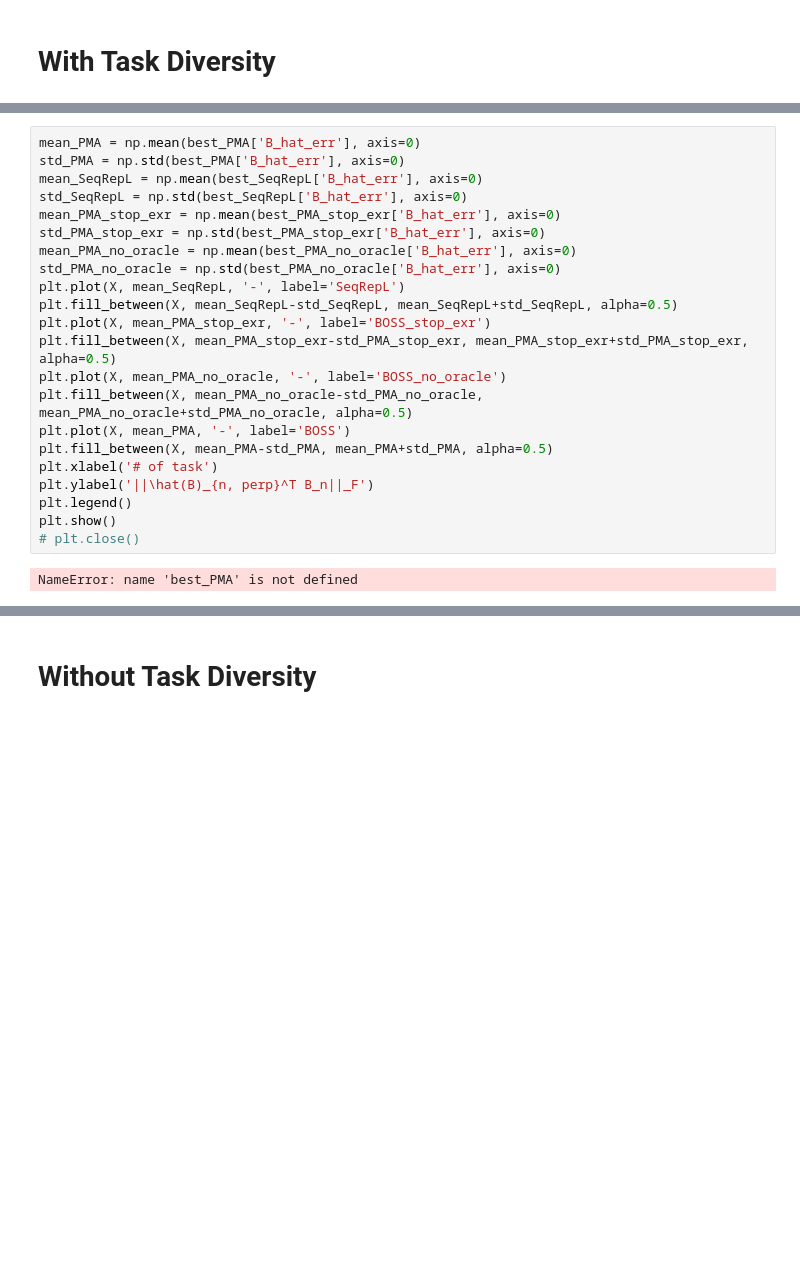
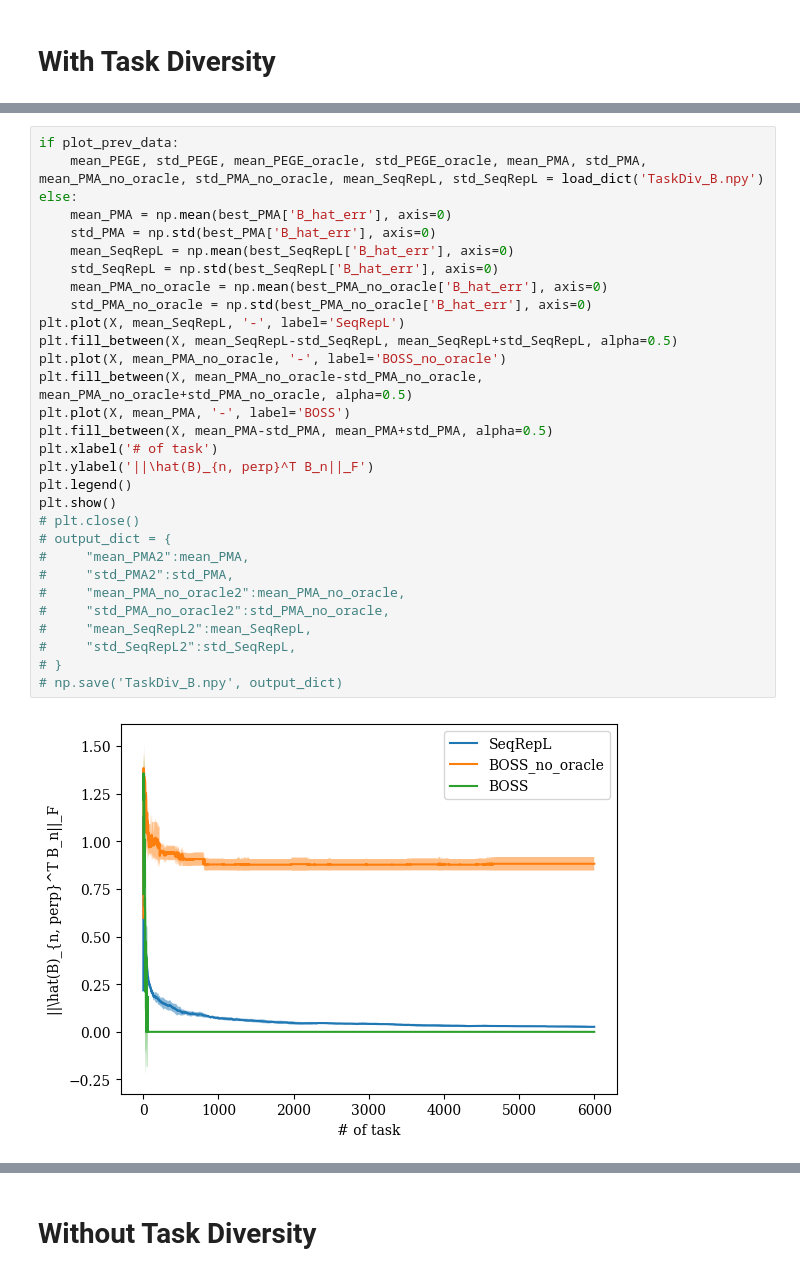
Before and after one commit to duongnhatthang/BOSS, a Jupyter notebook: exp.ipynb, the cells around one changed output, grey strips where cells are left out. Drawn from its saved outputs; the diff is of its cells as text; blank space fills up the shorter version.

```diff
--- a/exp.ipynb
+++ b/exp.ipynb
@@ -324,24 +162,32 @@ NameError: name 'best_PEGE' is not defined
 # %%
-mean_PMA = np.mean(best_PMA['B_hat_err'], axis=0)
-std_PMA = np.std(best_PMA['B_hat_err'], axis=0)
-mean_SeqRepL = np.mean(best_SeqRepL['B_hat_err'], axis=0)
-std_SeqRepL = np.std(best_SeqRepL['B_hat_err'], axis=0)
-mean_PMA_stop_exr = np.mean(best_PMA_stop_exr['B_hat_err'], axis=0)
-std_PMA_stop_exr = np.std(best_PMA_stop_exr['B_hat_err'], axis=0)
-mean_PMA_no_oracle = np.mean(best_PMA_no_oracle['B_hat_err'], axis=0)
-std_PMA_no_oracle = np.std(best_PMA_no_oracle['B_hat_err'], axis=0)
+if plot_prev_data:
+    mean_PEGE, std_PEGE, mean_PEGE_oracle, std_PEGE_oracle, mean_PMA, std_PMA, mean_PMA_no_oracle, std_PMA_no_oracle, mean_SeqRepL, std_SeqRepL = load_dict('TaskDiv_B.npy')
+else:
+    mean_PMA = np.mean(best_PMA['B_hat_err'], axis=0)
+    std_PMA = np.std(best_PMA['B_hat_err'], axis=0)
+    mean_SeqRepL = np.mean(best_SeqRepL['B_hat_err'], axis=0)
+    std_SeqRepL = np.std(best_SeqRepL['B_hat_err'], axis=0)
+    mean_PMA_no_oracle = np.mean(best_PMA_no_oracle['B_hat_err'], axis=0)
+    std_PMA_no_oracle = np.std(best_PMA_no_oracle['B_hat_err'], axis=0)
 plt.plot(X, mean_SeqRepL, '-', label='SeqRepL')
 plt.fill_between(X, mean_SeqRepL-std_SeqRepL, mean_SeqRepL+std_SeqRepL, alpha=0.5)
-plt.plot(X, mean_PMA_stop_exr, '-', label='BOSS_stop_exr')
-plt.fill_between(X, mean_PMA_stop_exr-std_PMA_stop_exr, mean_PMA_stop_exr+std_PMA_stop_exr, alpha=0.5)
 plt.plot(X, mean_PMA_no_oracle, '-', label='BOSS_no_oracle')
 plt.fill_between(X, mean_PMA_no_oracle-std_PMA_no_oracle, mean_PMA_no_oracle+std_PMA_no_oracle, alpha=0.5)
 plt.plot(X, mean_PMA, '-', label='BOSS')
 plt.fill_between(X, mean_PMA-std_PMA, mean_PMA+std_PMA, alpha=0.5)
 plt.xlabel('# of task')
 plt.ylabel('||\hat(B)_{n, perp}^T B_n||_F')
 plt.legend()
 plt.show()
 # plt.close()
+# output_dict = {
+#     "mean_PMA2":mean_PMA,
+#     "std_PMA2":std_PMA,
+#     "mean_PMA_no_oracle2":mean_PMA_no_oracle,
+#     "std_PMA_no_oracle2":std_PMA_no_oracle,
+#     "mean_SeqRepL2":mean_SeqRepL,
+#     "std_SeqRepL2":std_SeqRepL,
+# }
+# np.save('TaskDiv_B.npy', output_dict)
 # %% [output]
-NameError: name 'best_PMA' is not defined
+[figure, added]
```
Also changed, not shown: parts of 42 cells of this notebook, 28 other files.
